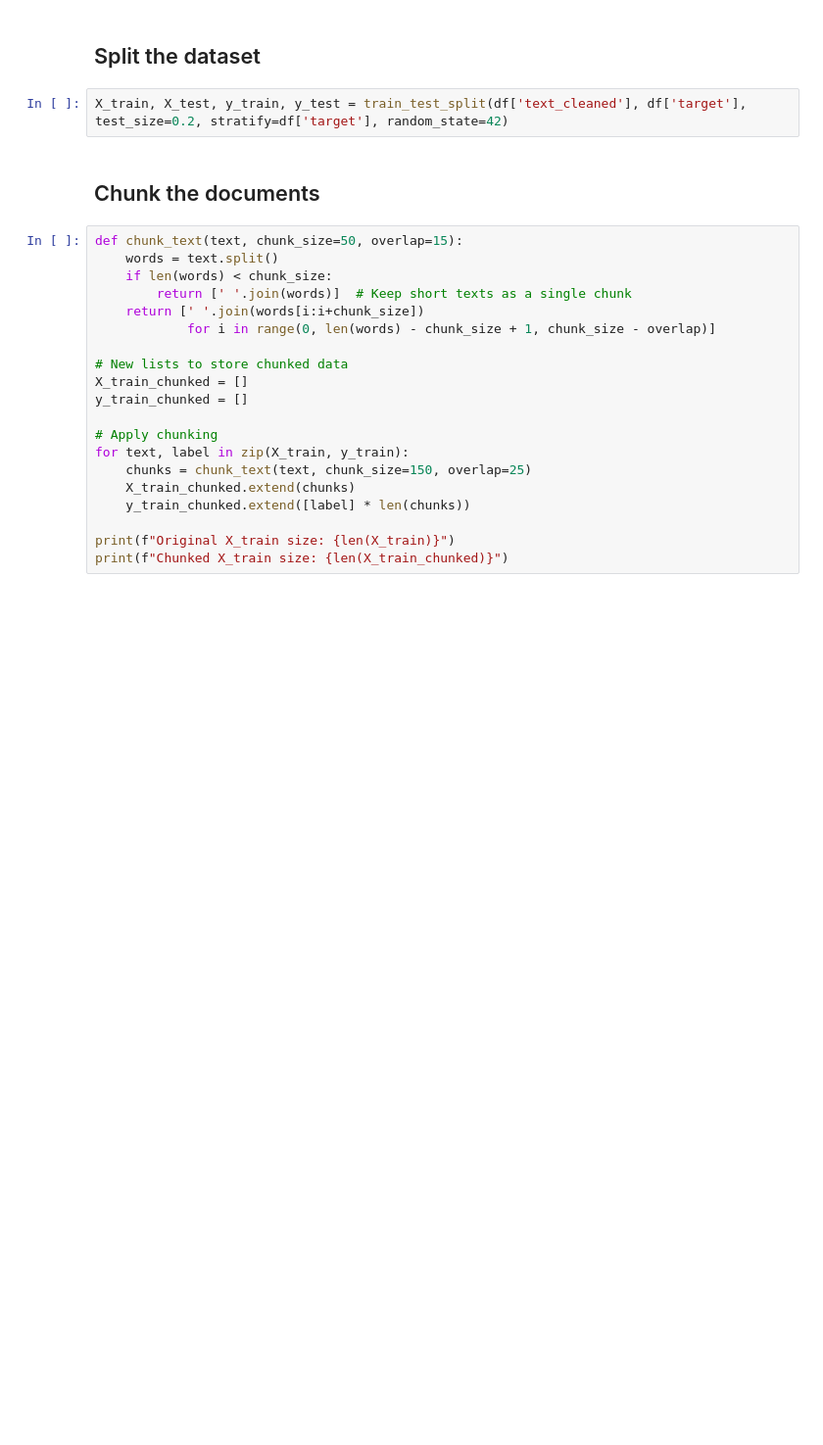
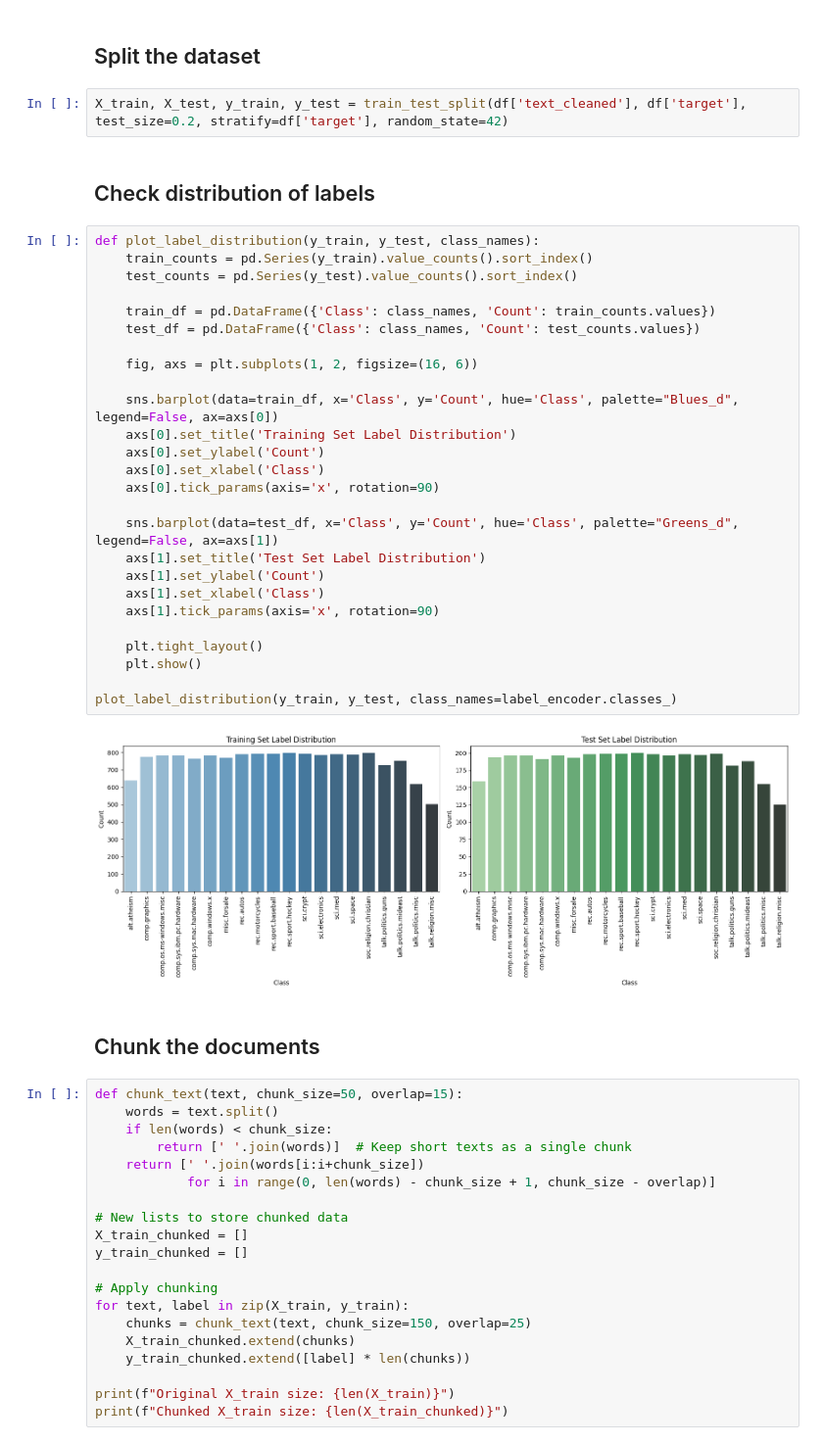
Before and after one commit to FilipMojto/ML-Techniques-Applications, a Jupyter notebook: notebooks/nn_model.ipynb, the cells around one changed output. Shown: that part at 98% size. Cells and saved outputs as stored; diff of their text form; blank space fills up the shorter version.

Commit message:
Graphs

```diff
--- a/notebooks/nn_model.ipynb
+++ b/notebooks/nn_model.ipynb
@@ -106,6 +108,36 @@ Label classes: ['alt.atheism' 'comp.graphics' 'comp.os.ms-windows.misc'
 ## Split the dataset
 # %%
 X_train, X_test, y_train, y_test = train_test_split(df['text_cleaned'], df['target'], test_size=0.2, stratify=df['target'], random_state=42)
+# %% [markdown]
+## Check distribution of labels
+# %%
+def plot_label_distribution(y_train, y_test, class_names):
+    train_counts = pd.Series(y_train).value_counts().sort_index()
+    test_counts = pd.Series(y_test).value_counts().sort_index()
+
+    train_df = pd.DataFrame({'Class': class_names, 'Count': train_counts.values})
+    test_df = pd.DataFrame({'Class': class_names, 'Count': test_counts.values})
+
+    fig, axs = plt.subplots(1, 2, figsize=(16, 6))
+
+    sns.barplot(data=train_df, x='Class', y='Count', hue='Class', palette="Blues_d", legend=False, ax=axs[0])
+    axs[0].set_title('Training Set Label Distribution')
+    axs[0].set_ylabel('Count')
+    axs[0].set_xlabel('Class')
+    axs[0].tick_params(axis='x', rotation=90)
+
+    sns.barplot(data=test_df, x='Class', y='Count', hue='Class', palette="Greens_d", legend=False, ax=axs[1])
+    axs[1].set_title('Test Set Label Distribution')
+    axs[1].set_ylabel('Count')
+    axs[1].set_xlabel('Class')
+    axs[1].tick_params(axis='x', rotation=90)
+
+    plt.tight_layout()
+    plt.show()
+
+plot_label_distribution(y_train, y_test, class_names=label_encoder.classes_)
+# %% [output]
+[figure, added]
 # %% [markdown]
 ## Chunk the documents
 # %%
```
Also changed, not shown: parts of 9 cells of this notebook, 1 other file.
